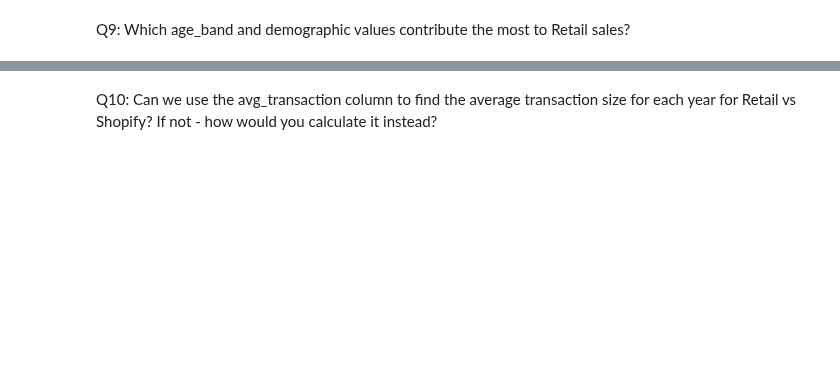
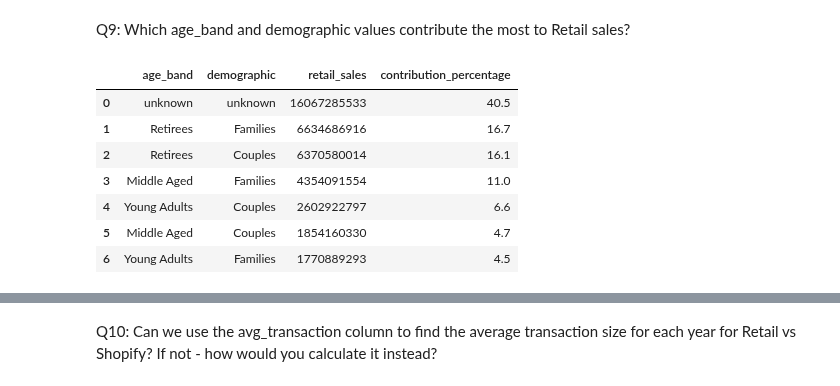
Before and after one commit to 20100215/8_Week_SQL_Challenge, a Jupyter notebook: Week 5 (Data Mart)/week5.ipynb, the cells around one changed output, grey strips where cells are left out. Saved outputs shown, nothing was run; the diff lists cells and outputs as text; code cells hidden in the pictures; blank space fills up the shorter version.

```diff
--- a/Week 5 (Data Mart)/week5.ipynb
+++ b/Week 5 (Data Mart)/week5.ipynb
@@ -381,2 +436,27 @@ Q8: What is the percentage of sales by demographic for each year in the dataset?
 # %% [markdown]
 Q9: Which age_band and demographic values contribute the most to Retail sales?
+# %%
+q9_df = query('''
+    SELECT
+        age_band,
+        demographic,
+        SUM(sales) AS retail_sales,
+        ROUND(100 *
+            SUM(sales)::NUMERIC
+            / SUM(SUM(sales)) OVER (),
+        1) AS contribution_percentage
+    FROM clean_weekly_sales
+    WHERE platform = 'Retail'
+    GROUP BY age_band, demographic
+    ORDER BY retail_sales DESC
+''')
+q9_df
+# %% [output]
+|  | age_band | demographic | retail_sales | contribution_percentage |
+| 0 | unknown | unknown | 16067285533 | 40.5 |
+| 1 | Retirees | Families | 6634686916 | 16.7 |
+| 2 | Retirees | Couples | 6370580014 | 16.1 |
+| 3 | Middle Aged | Families | 4354091554 | 11.0 |
+| 4 | Young Adults | Couples | 2602922797 | 6.6 |
+| 5 | Middle Aged | Couples | 1854160330 | 4.7 |
+| 6 | Young Adults | Families | 1770889293 | 4.5 |
```
Also changed, not shown: parts of 8 cells of this notebook.
